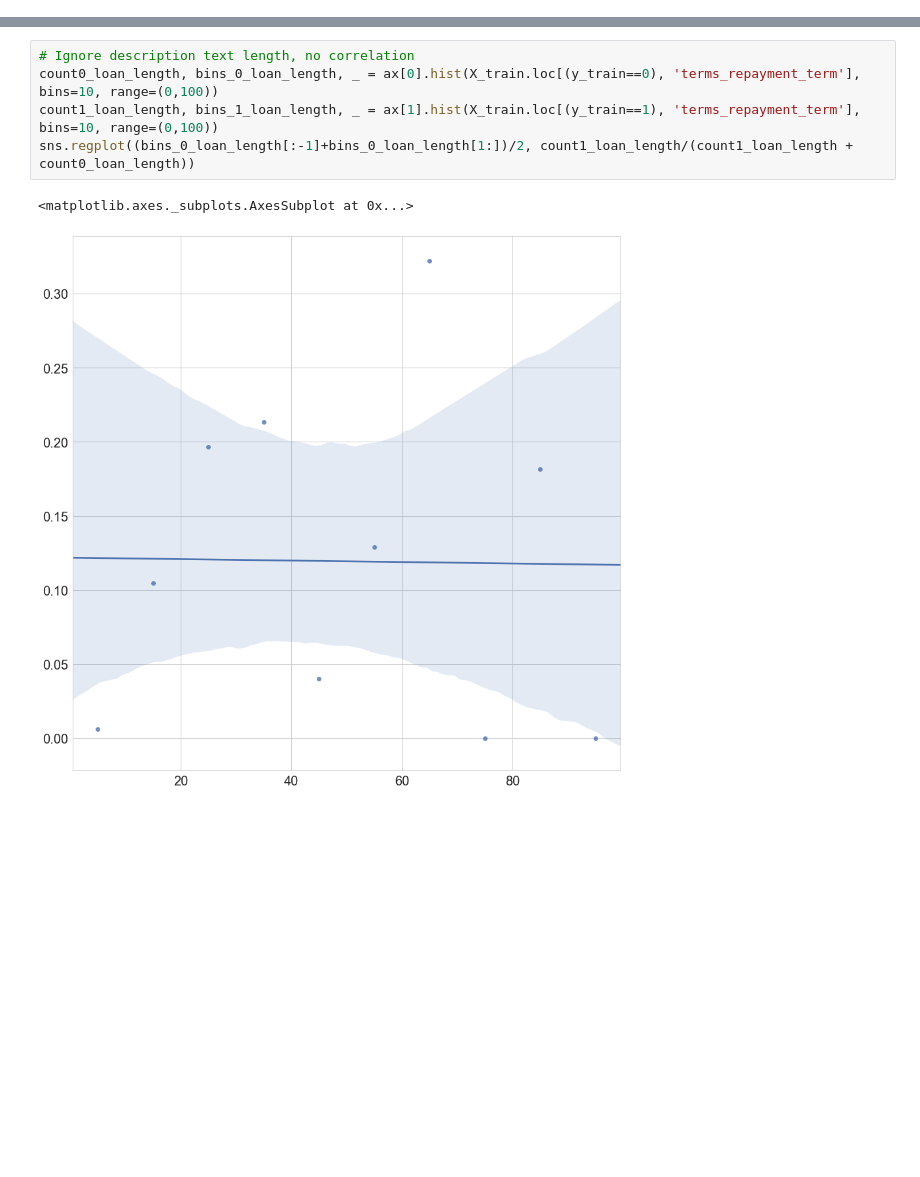
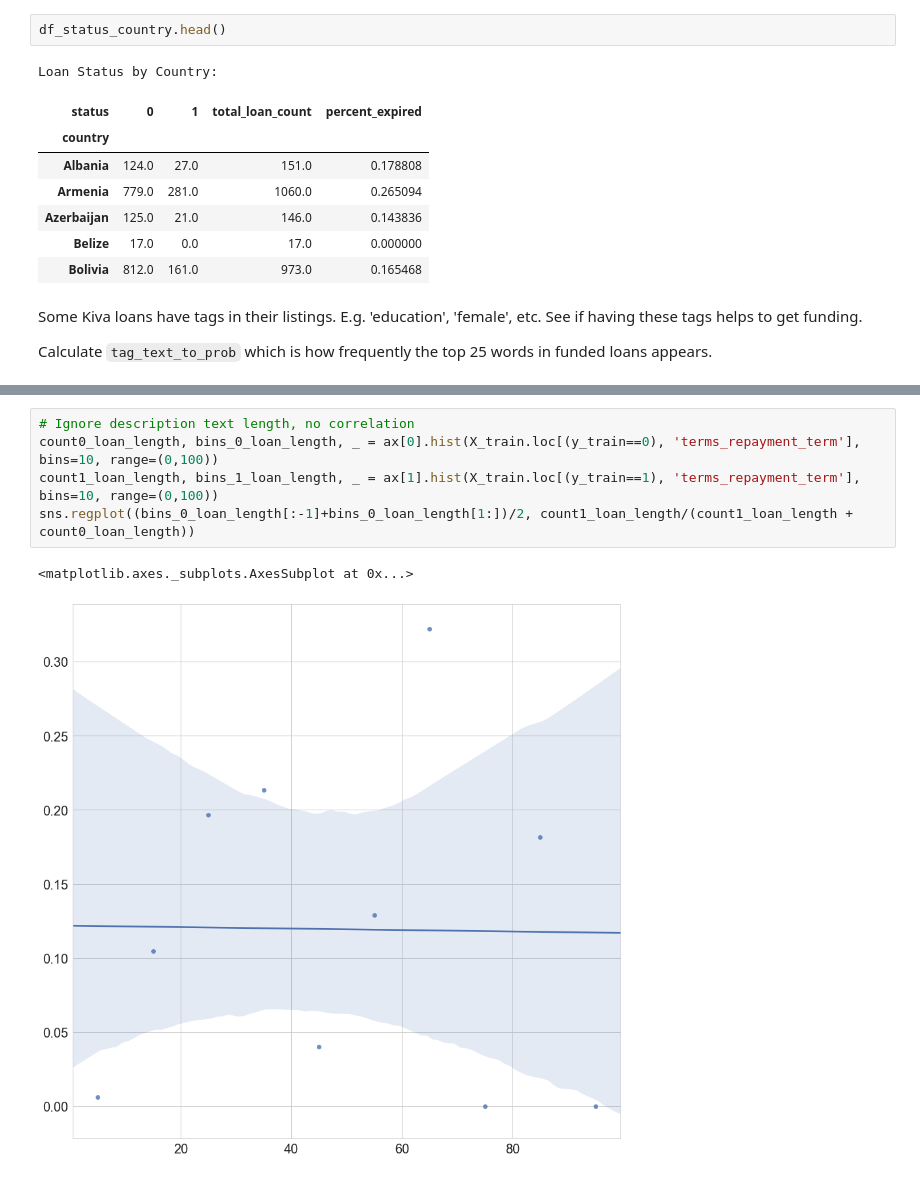
Before and after one commit to nanafwu/kiva-loan-classification, a Jupyter notebook: Kiva_Loan_Classification.ipynb, the cells around one changed output, grey strips where cells are left out. Saved outputs shown, nothing was run; the diff lists cells and outputs as text; blank space fills up the shorter version.

```diff
--- a/Kiva_Loan_Classification.ipynb
+++ b/Kiva_Loan_Classification.ipynb
@@ -115,0 +167,16 @@ ax[1][0].set_xlabel('Loan Length (Months)')
+# %%
+df_status_country.head()
+# %% [output]
+Loan Status by Country:
+| status | 0 | 1 | total_loan_count | percent_expired |
+| country |  |  |  |  |
+| Albania | 124.0 | 27.0 | 151.0 | 0.178808 |
+| Armenia | 779.0 | 281.0 | 1060.0 | 0.265094 |
+| Azerbaijan | 125.0 | 21.0 | 146.0 | 0.143836 |
+| Belize | 17.0 | 0.0 | 17.0 | 0.000000 |
+| Bolivia | 812.0 | 161.0 | 973.0 | 0.165468 |
+# %% [markdown]
+Some Kiva loans have tags in their listings. E.g. 'education', 'female', etc.
+See if having these tags helps to get funding.
+
+Calculate `tag_text_to_prob` which is how frequently the top 25 words in funded loans appears.
```
Also changed, not shown: parts of 36 cells of this notebook, 7 other files.
